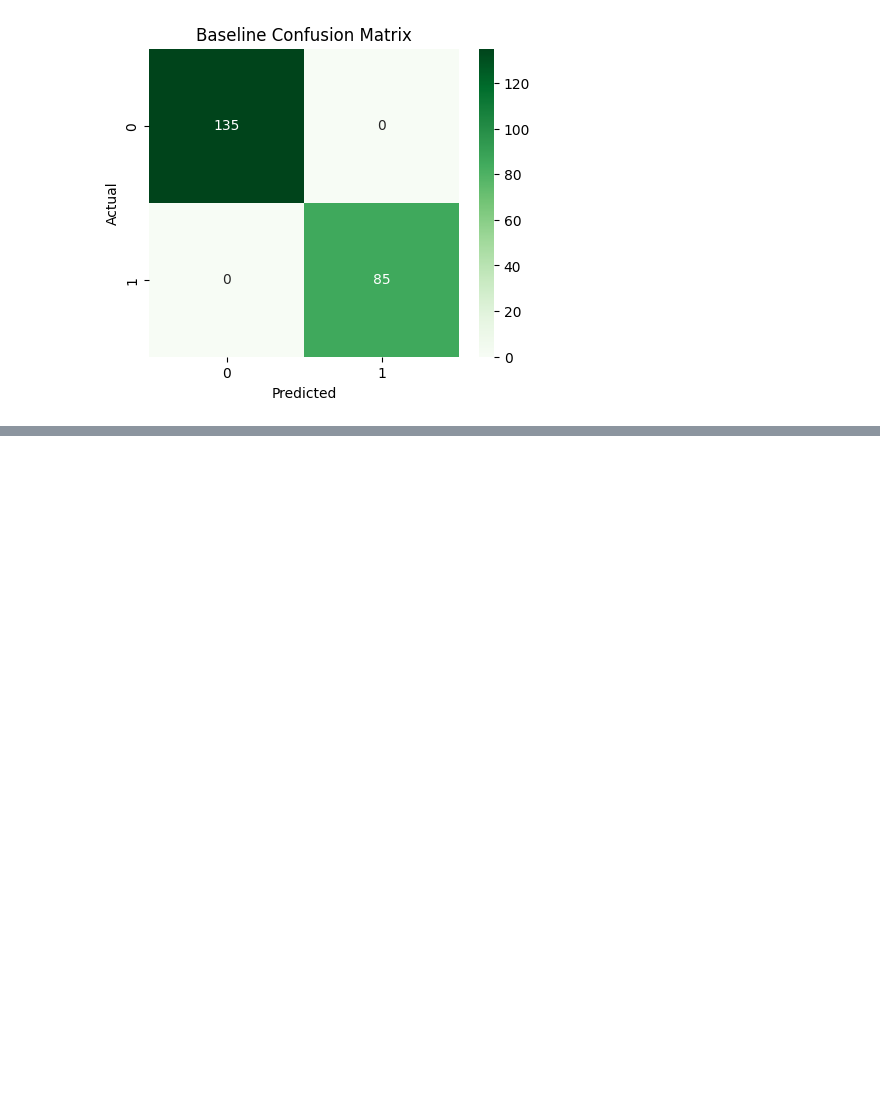
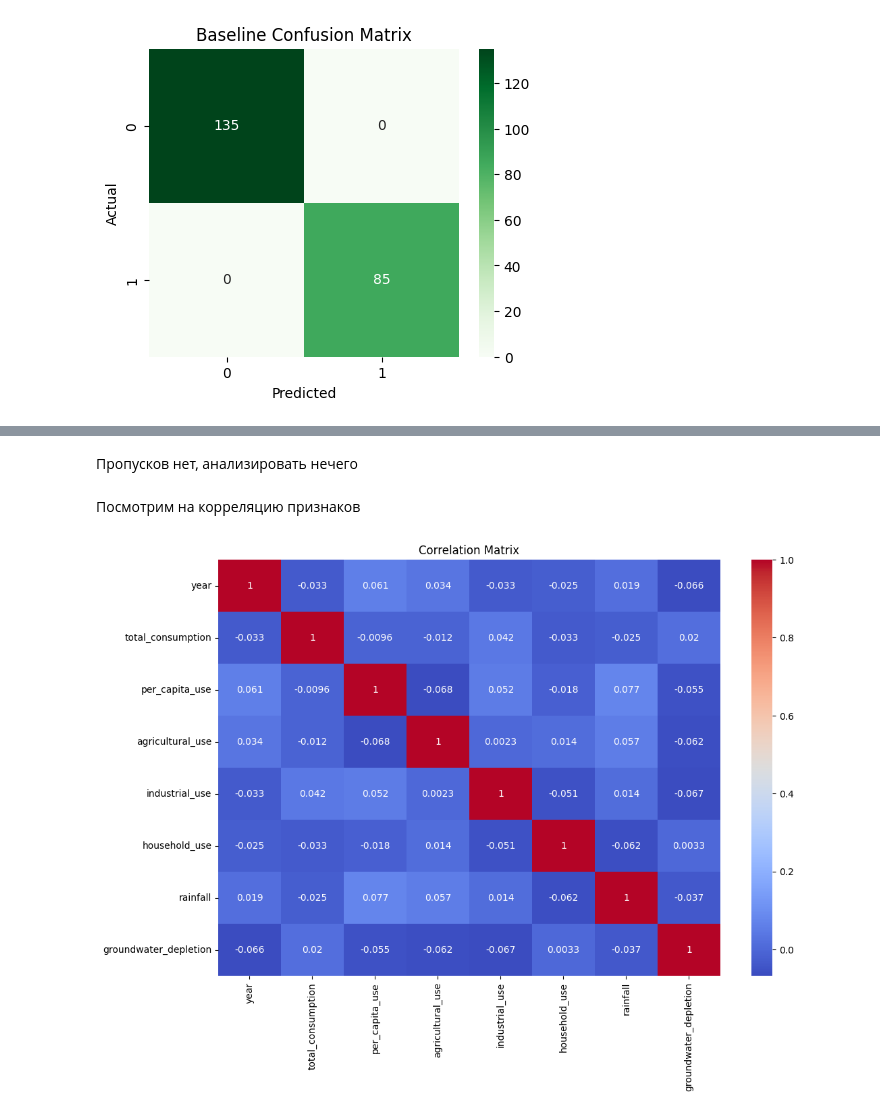
Before and after one commit to Minidrak/Application-systems-and-artificial-intelligence-frameworks-MAI, a Jupyter notebook: Lab_01/Lab_01.ipynb, the cells around one changed output, grey strips where cells are left out. Cells and saved outputs as stored; diff of their text form; code cells hidden in the pictures; blank space fills up the shorter version.

```diff
--- a/Lab_01/Lab_01.ipynb
+++ b/Lab_01/Lab_01.ipynb
@@ -205,0 +271,2 @@ plt.show()
+# %%
+DATA_PATH = "Dataset/Water/water_consumption.csv"
@@ -205,0 +320,17 @@ plt.show()
+# %%
+df = pd.read_csv(DATA_PATH)
+
+df = df.rename(columns={
+    "Country": "country",
+    "Year": "year",
+    "Total Water Consumption (Billion Cubic Meters)": "total_consumption",
+    "Per Capita Water Use (Liters per Day)": "per_capita_use",
+    "Agricultural Water Use (%)": "agricultural_use",
+    "Industrial Water Use (%)": "industrial_use",
+    "Household Water Use (%)": "household_use",
+    "Rainfall Impact (Annual Precipitation in mm)": "rainfall",
+    "Groundwater Depletion Rate (%)": "groundwater_depletion",
+    "Water Scarcity Level": "scarcity_level"
+})
+
+df.head()
@@ -205,0 +367,11 @@ plt.show()
+# %% [markdown]
+Пропусков нет, анализировать нечего
+# %% [markdown]
+Посмотрим на корреляцию признаков
+# %%
+plt.figure(figsize=(12, 8))
+sns.heatmap(df.select_dtypes(include=[np.number]).corr(), annot=True, cmap="coolwarm")
+plt.title("Correlation Matrix")
+plt.show()
+# %% [output]
+[figure, added]
```
Also changed, not shown: parts of 64 cells of this notebook.
